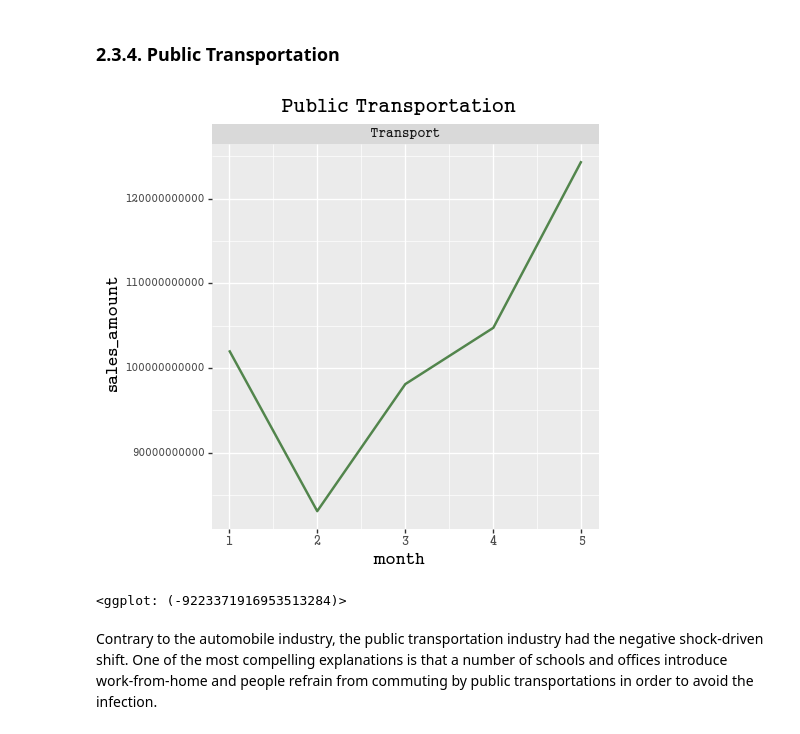
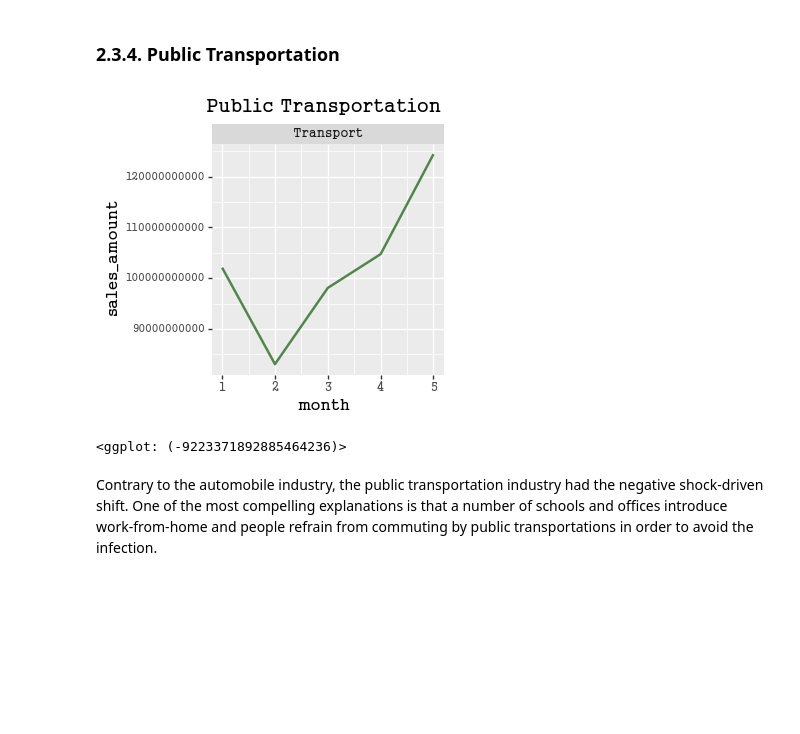
Before and after one commit to JieunKim-Econ/Covid_EDA_with_R, a Jupyter notebook: Risk-Resilience Matrix Analysis-C2.ipynb, the cells around one changed output. Cells and saved outputs as stored; diff of their text form; code cells hidden in the pictures; blank space fills up the shorter version.

```diff
--- a/Risk-Resilience Matrix Analysis-C2.ipynb
+++ b/Risk-Resilience Matrix Analysis-C2.ipynb
@@ -442,14 +442,14 @@ The figure suggests that the negative Risk index of the above industries stem fr
 # %%
 (ggplot(data=sales[sales.industry.isin(commute)],mapping=aes(x='month',y= 'sales_amount',group='industry'))
 +geom_line(size=1, color='#52854C')
-+theme(text=element_text(family=font_name),axis_text_y=element_text(size=8),figure_size=(5,5))
++theme(text=element_text(family=font_name),axis_text_y=element_text(size=8),figure_size=(3,3))
 +facet_wrap('industry',scales='free')
 +ggtitle('Public Transportation')
 +scale_color_hue(l=0.6)
 )
 # %% [output]
-[figure, old version]
+[figure, new version]
-<ggplot: (-9223371916953513284)>
+<ggplot: (-9223371892885464236)>
 # %% [markdown]
 Contrary to the automobile industry, the public transportation industry had the negative shock-driven shift. One of the most compelling explanations is that a number of schools and offices introduce work-from-home and people refrain from commuting by public transportations in order to avoid the infection.
 # %% [markdown]
```
Also changed, not shown: parts of 36 cells of this notebook.
